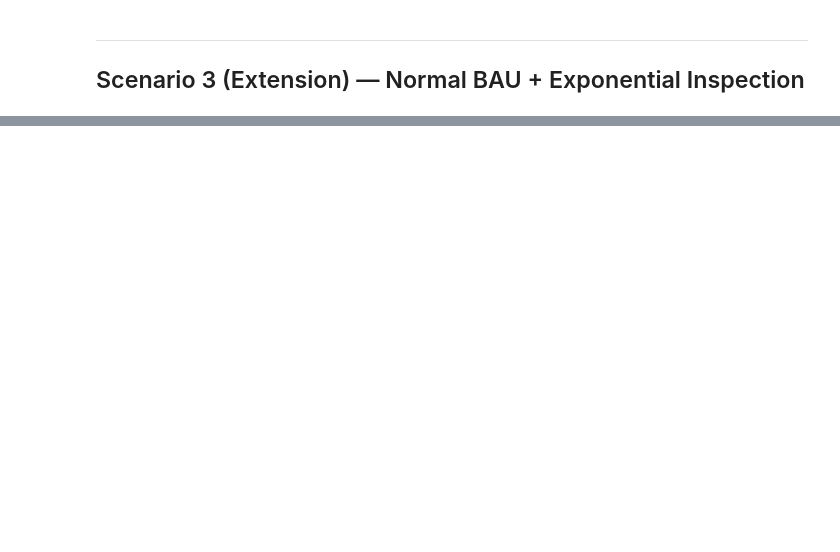
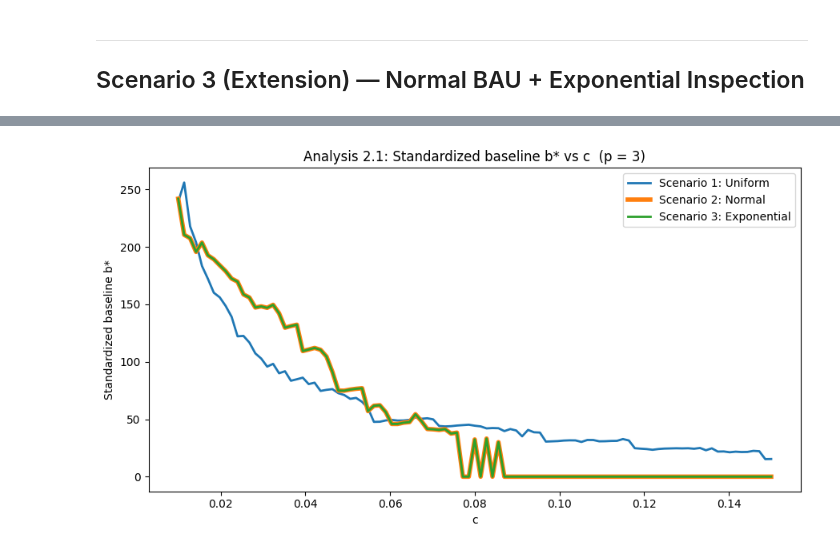
Before and after one commit to RenjieCui/additionality_carbon, a Jupyter notebook: additionality_RC.ipynb, the cells around one changed output, grey strips where cells are left out. Saved outputs shown, nothing was run; the diff lists cells and outputs as text; code cells hidden in the pictures; blank space fills up the shorter version.

```diff
--- a/additionality_RC.ipynb
+++ b/additionality_RC.ipynb
@@ -254,0 +324,29 @@ Regions found:
+# %%
+def extract_bstar(e, p, c, b_hat_draws):
+    """Return the registry's optimal standardized baseline b_star."""
+    def objective(b):
+        S = np.mean([supply(b, bh, e, developer_capacity(e, b, c*(e-bh), p, c)) for bh in b_hat_draws])
+        N = np.mean([non_additional(b, bh, e, developer_capacity(e, b, c*(e-bh), p, c)) for bh in b_hat_draws])
+        return -(r1 * S - r2 * N)
+    return minimize_scalar(objective, bounds=(0, e), method='bounded').x
+
+
+p_fixed = 3
+
+bstar_s1 = [extract_bstar(e, p_fixed, c, b_hat_draws_uniform) for c in c_values]
+bstar_s2 = [extract_bstar(e, p_fixed, c, b_hat_draws_normal)  for c in c_values]
+bstar_s3 = [extract_bstar(e, p_fixed, c, b_hat_draws_normal)  for c in c_values]
+
+plt.figure(figsize=(9, 5))
+plt.plot(c_values, bstar_s1, label='Scenario 1: Uniform',     linewidth=2)
+plt.plot(c_values, bstar_s2, label='Scenario 2: Normal',      linewidth=4)
+plt.plot(c_values, bstar_s3, label='Scenario 3: Exponential', linewidth=2)
+plt.xlabel('c')
+plt.ylabel('Standardized baseline b*')
+plt.title(f'Analysis 2.1: Standardized baseline b* vs c  (p = {p_fixed})')
+plt.legend()
+plt.tight_layout()
+plt.savefig('analysis2_bstar_vs_c_2.png', dpi=300)
+plt.show()
+# %% [output]
+[figure, added]
```
Also changed, not shown: parts of 10 cells of this notebook.
